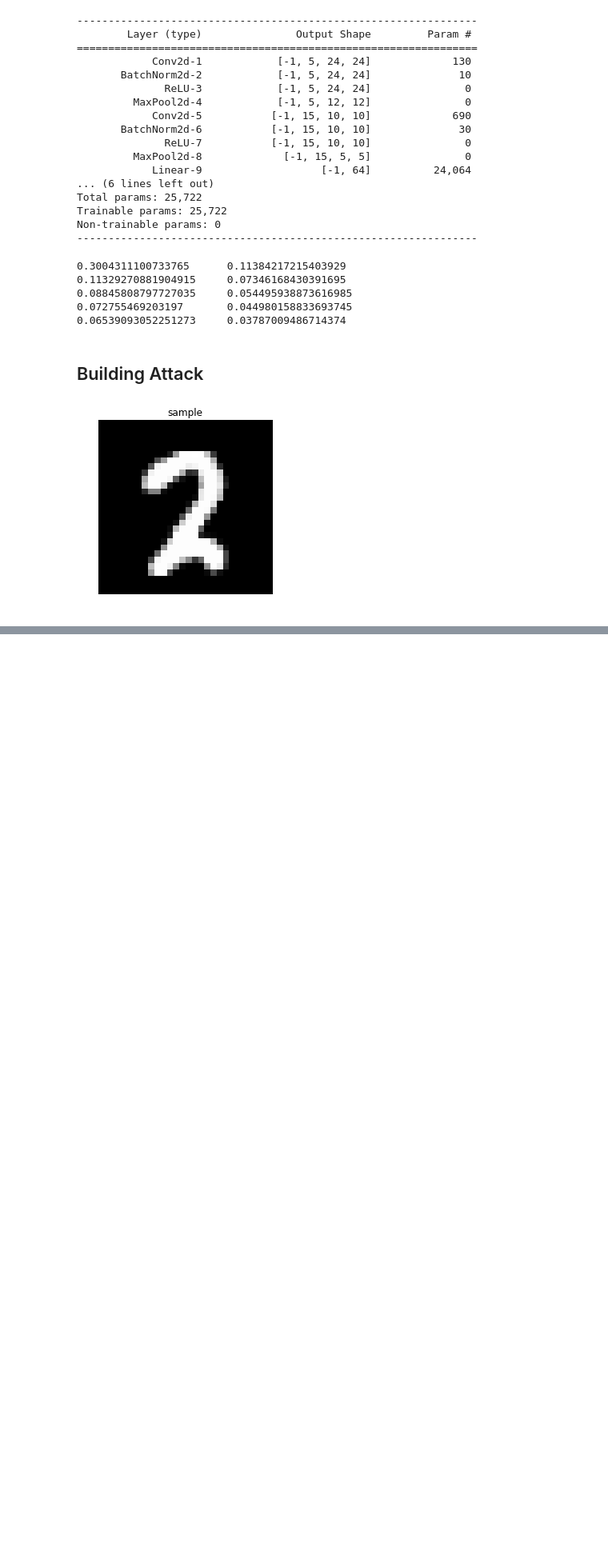
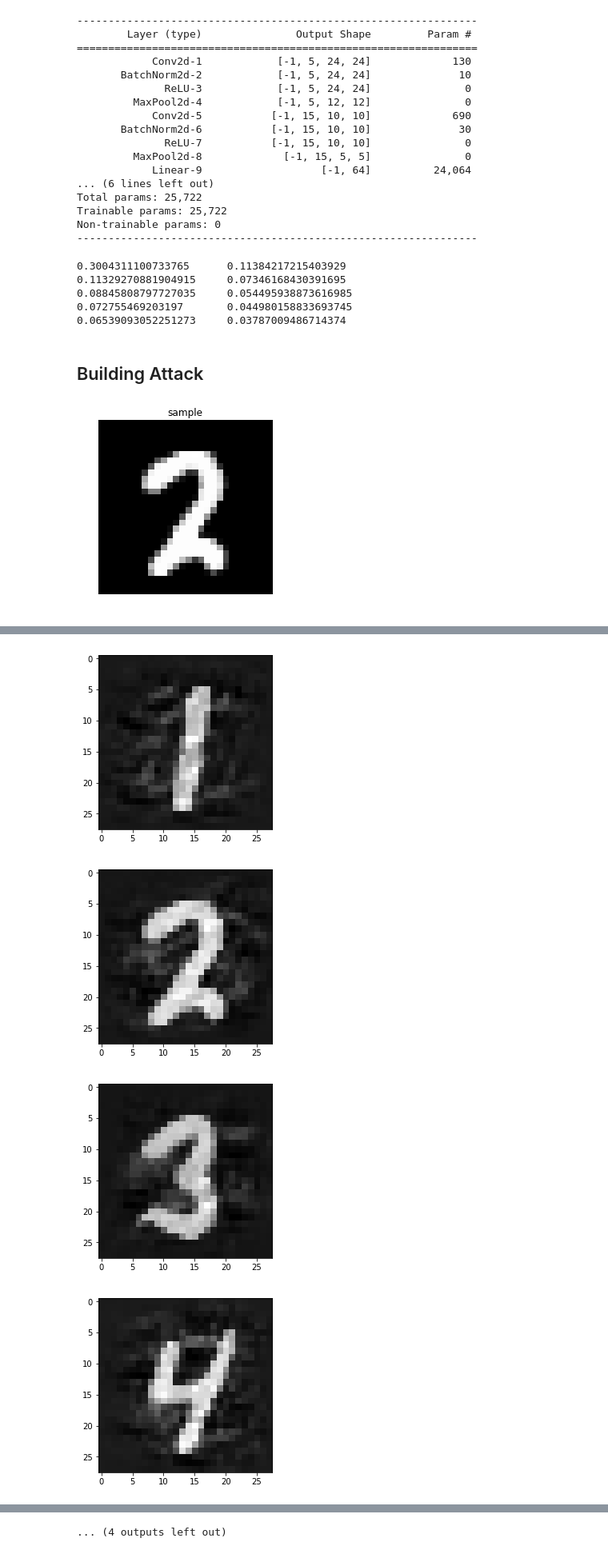
Before and after one commit to VieVie31/cool-papers-in-pytorch, a Jupyter notebook: mnist_attack_demo.ipynb, the cells around one changed output, grey strips where cells are left out. Shown: that part at 80% size. Cells and saved outputs as stored; diff of their text form; code cells hidden in the pictures; blank space fills up the shorter version.

```diff
--- a/mnist_attack_demo.ipynb
+++ b/mnist_attack_demo.ipynb
@@ -213,0 +222,9 @@ nn.Sigmoid()(residual).min(), nn.Sigmoid()(residual).max()
+# %%
+for i in range(16):
+    plt.imshow(((x + nn.Sigmoid()(residual))[i] / 2).detach().numpy()[0], cmap='gray')
+    plt.show()
+# %% [output]
+[figure, added]
+[figure, added]
+[figure, added]
+[figure, added]
@@ -213,0 +239 @@ nn.Sigmoid()(residual).min(), nn.Sigmoid()(residual).max()
+... (4 outputs left out)
```
Also changed, not shown: parts of 7 cells of this notebook.
